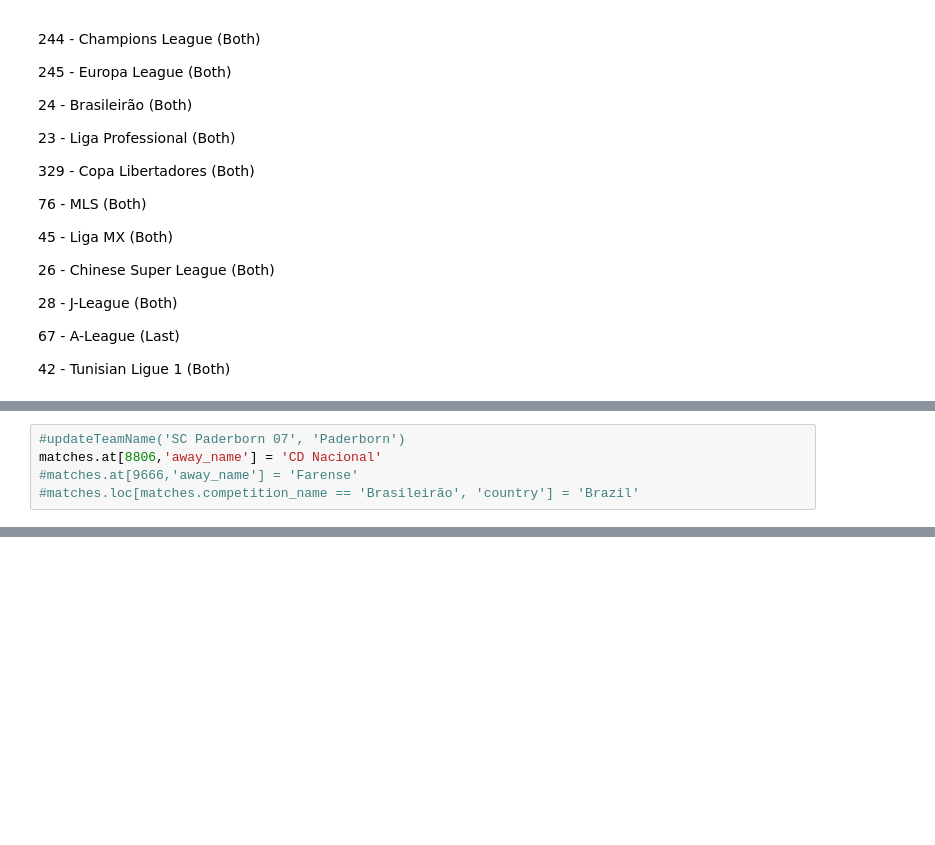
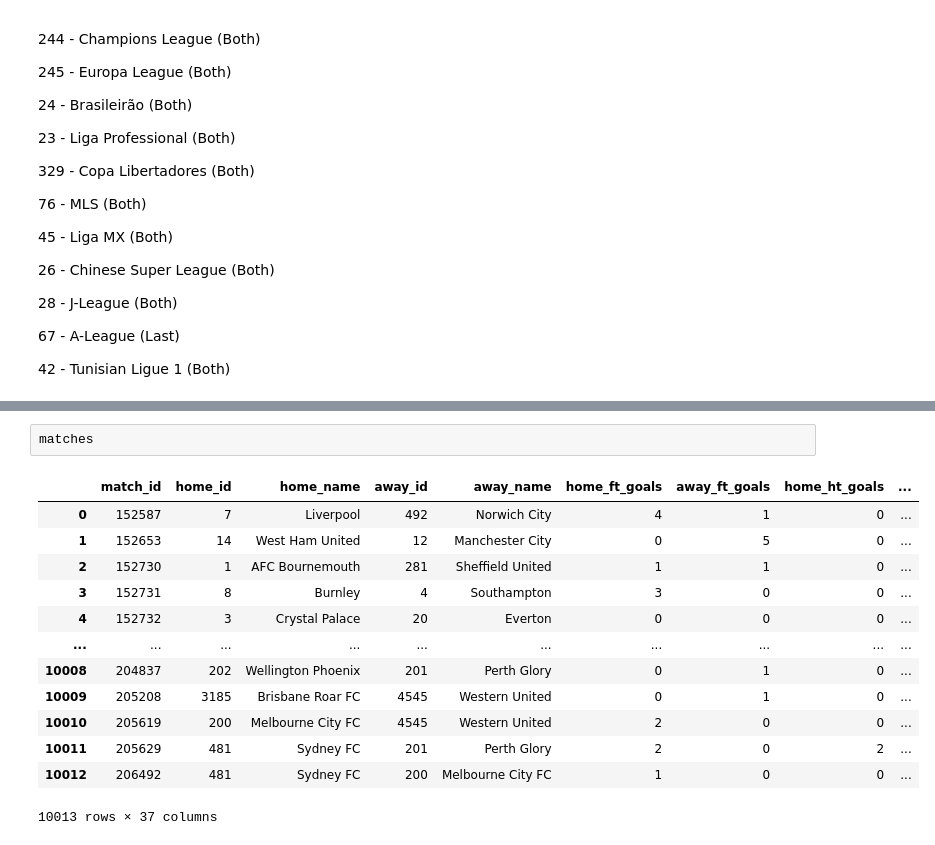
Before and after one commit to RicardoBoia2017/FEUP_ADAD, a Jupyter notebook: ADAD.ipynb, the cells around one changed output, grey strips where cells are left out. Drawn from its saved outputs; the diff is of its cells as text; blank space fills up the shorter version.

```diff
--- a/ADAD.ipynb
+++ b/ADAD.ipynb
@@ -295,8 +343,3 @@ matches.to_csv('matches.csv', index=False);
 getMatchStats()
 matches[matches['got_stats'] == 'F']
 matches.to_csv('matches.csv', index=False);
-# %%
-#updateTeamName('SC Paderborn 07', 'Paderborn')
-matches.at[8806,'away_name'] = 'CD Nacional'
-#matches.at[9666,'away_name'] = 'Farense'
-#matches.loc[matches.competition_name == 'Brasileirão', 'country'] = 'Brazil'
@@ -355,0 +346,16 @@ matches[matches['got_stats'] == 'T']
+# %%
+matches
+# %% [output]
+|  | match_id | home_id | home_name | away_id | away_name | home_ft_goals | away_ft_goals | home_ht_goals | ... |
+| 0 | 152587 | 7 | Liverpool | 492 | Norwich City | 4 | 1 | 0 | ... |
+| 1 | 152653 | 14 | West Ham United | 12 | Manchester City | 0 | 5 | 0 | ... |
+| 2 | 152730 | 1 | AFC Bournemouth | 281 | Sheffield United | 1 | 1 | 0 | ... |
+| 3 | 152731 | 8 | Burnley | 4 | Southampton | 3 | 0 | 0 | ... |
+| 4 | 152732 | 3 | Crystal Palace | 20 | Everton | 0 | 0 | 0 | ... |
+| ... | ... | ... | ... | ... | ... | ... | ... | ... | ... |
+| 10008 | 204837 | 202 | Wellington Phoenix | 201 | Perth Glory | 0 | 1 | 0 | ... |
+| 10009 | 205208 | 3185 | Brisbane Roar FC | 4545 | Western United | 0 | 1 | 0 | ... |
+| 10010 | 205619 | 200 | Melbourne City FC | 4545 | Western United | 2 | 0 | 0 | ... |
+| 10011 | 205629 | 481 | Sydney FC | 201 | Perth Glory | 2 | 0 | 2 | ... |
+| 10012 | 206492 | 481 | Sydney FC | 200 | Melbourne City FC | 1 | 0 | 0 | ... |
+10013 rows × 37 columns
```
Also changed, not shown: parts of 12 cells of this notebook.
